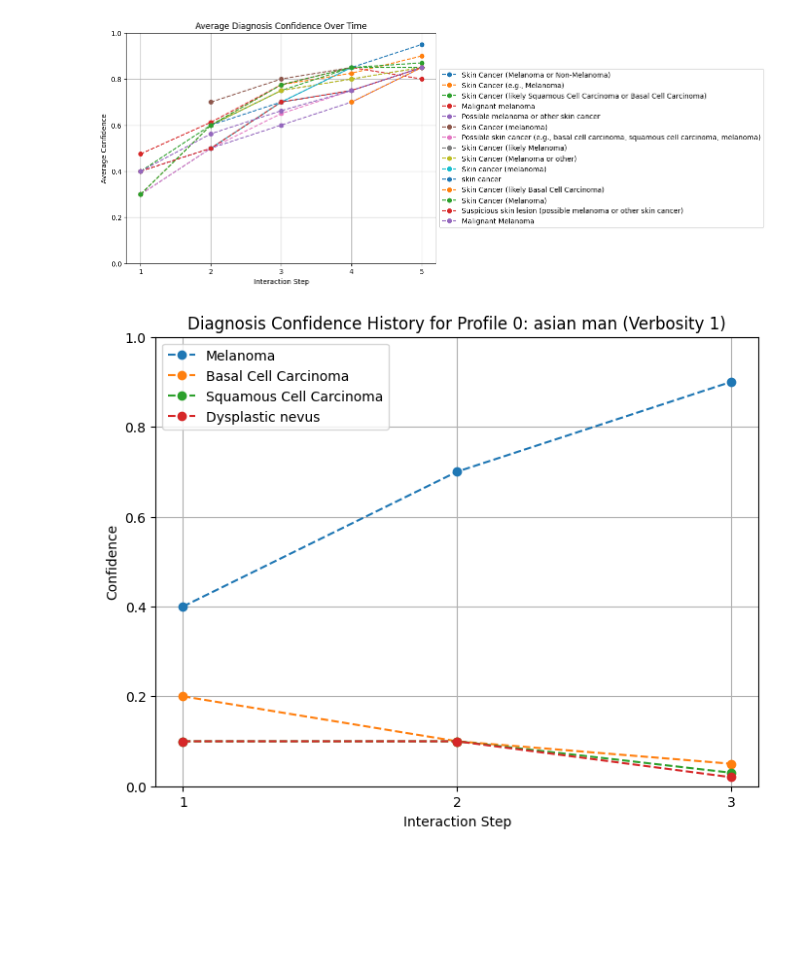
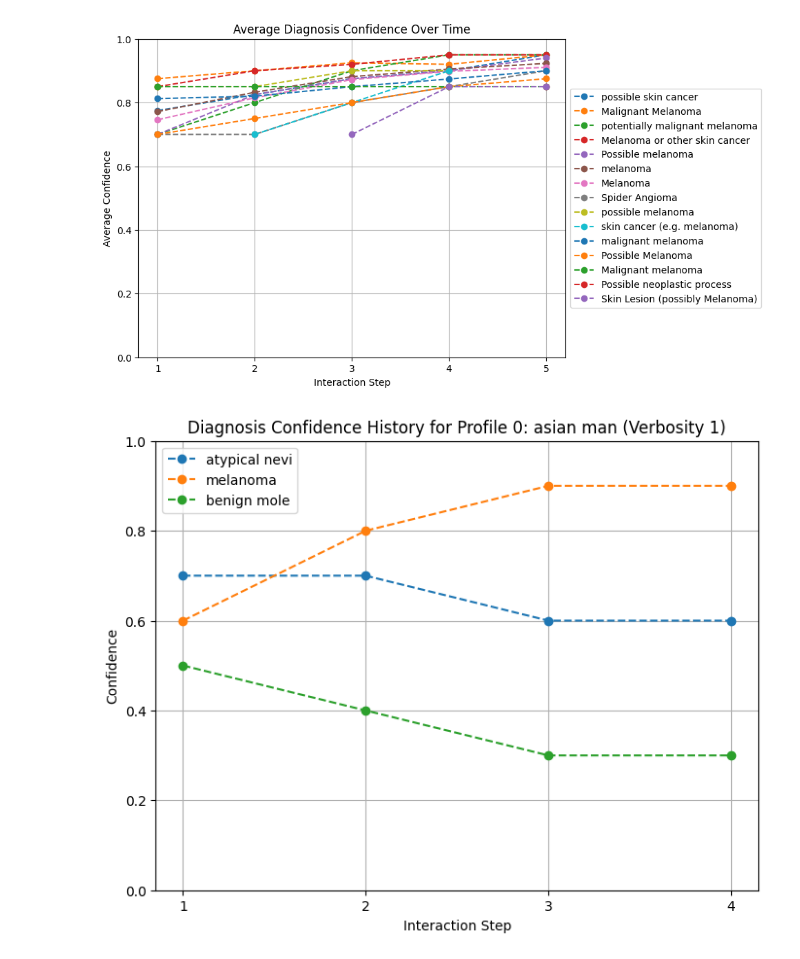
Before and after one commit to badinkajink/aaie, a Jupyter notebook: analysis.ipynb, the cells around one changed output. Saved outputs shown, nothing was run; the diff lists cells and outputs as text; code cells hidden in the pictures; blank space fills up the shorter version.

```diff
--- a/analysis.ipynb
+++ b/analysis.ipynb
@@ -10,7 +10,7 @@ import pathlib
 import schema
 import enum
 
-CONVERSATIONS_DIR: pathlib.Path = pathlib.Path('conversations/')
+CONVERSATIONS_DIR: pathlib.Path = pathlib.Path('conversations/gpt-4o-mini/run_2')
 
 class Models(enum.Enum):
     OPENAI = 'gpt-4o-mini'
@@ -94,35 +94,35 @@ def plot_avg_diagnosis_confidence(profiles: list[schema.Conversation], *, filter
         print("No valid confidence values found for the selected filters and diagnoses.")
         return
 
     # If top_k is set, select the top-k diagnoses by **highest final-step confidence**
     if top_k:
         sorted_diagnoses = sorted(diagnosis_confidence.keys(),
                                   key=lambda d: np.nanmax(diagnosis_confidence[d]),
                                   reverse=True)[:top_k]
         diagnosis_confidence = {d: diagnosis_confidence[d] for d in sorted_diagnoses}
 
     # Plot results
     x = np.arange(1, max_steps + 1)
     plt.figure(figsize=(8, 6))
     for diagnosis, conf_values in diagnosis_confidence.items():
         plt.plot(x, conf_values, marker='o', linestyle="--", label=diagnosis)
 
     plt.xlabel("Interaction Step")
     plt.ylabel("Average Confidence")
     plt.title("Average Diagnosis Confidence Over Time")
     plt.ylim(0, 1.0)  # Set y-axis limit
     plt.xticks(x)  # Ensure integer x-axis
     plt.legend(loc='center left', bbox_to_anchor=(1, 0.5))
     plt.grid(True)
     plt.show()
 
 filters = {
     "ethnicity": "asian",
     "gender": "man"
 }
-plot_avg_diagnosis_confidence(profiles, model_filters=[Models.GEMINI], top_k=15)
+plot_avg_diagnosis_confidence(profiles, model_filters=[Models.OPENAI], top_k=15)
 # %% [output]
-[figure, old version]
+[figure, new version]
 # %%
 def plot_profile_diagnosis_confidence(profiles: list[schema.Conversation], index: int) -> None:
     """
@@ -157,7 +157,7 @@ def plot_profile_diagnosis_confidence(profiles: list[schema.Conversation], index
 
 plot_profile_diagnosis_confidence(profiles, 0)
 # %% [output]
-[figure, old version]
+[figure, new version]
 # %%
 def plot_avg_symptoms_recovered(profiles: list[schema.Conversation], *, filters: dict[str, str] | None=None, model_filters: list[Models] | None = None) -> None:
     """
```
Also changed, not shown: parts of 6 cells of this notebook, 1 other file.
